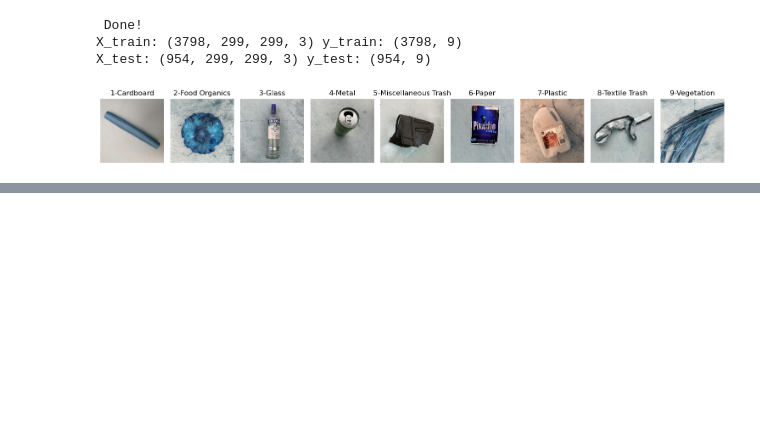
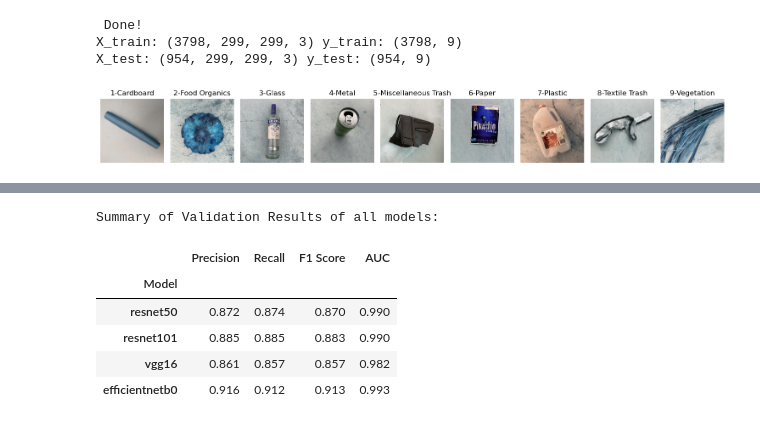
Before and after one commit to pavan-r411/Transfer-Learning-for-Image-Classification, a Jupyter notebook: notebook/final-project-pavan-r411.ipynb, the cells around one changed output, grey strips where cells are left out. Drawn from its saved outputs; the diff is of its cells as text; code cells hidden in the pictures; blank space fills up the shorter version.

```diff
--- a/notebook/final-project-pavan-r411.ipynb
+++ b/notebook/final-project-pavan-r411.ipynb
@@ -402,0 +468,13 @@ df
+# %%
+df_cv = pd.DataFrame.from_dict(model_cv_results, orient='index')
+df_cv.index.name = 'Model'
+print("\033[1mSummary of Validation Results of all models:\033[0m\n")
+df_cv
+# %% [output]
+Summary of Validation Results of all models:
+|  | Precision | Recall | F1 Score | AUC |
+| Model |  |  |  |  |
+| resnet50 | 0.872 | 0.874 | 0.870 | 0.990 |
+| resnet101 | 0.885 | 0.885 | 0.883 | 0.990 |
+| vgg16 | 0.861 | 0.857 | 0.857 | 0.982 |
+| efficientnetb0 | 0.916 | 0.912 | 0.913 | 0.993 |
```
Also changed, not shown: parts of 17 cells of this notebook.
